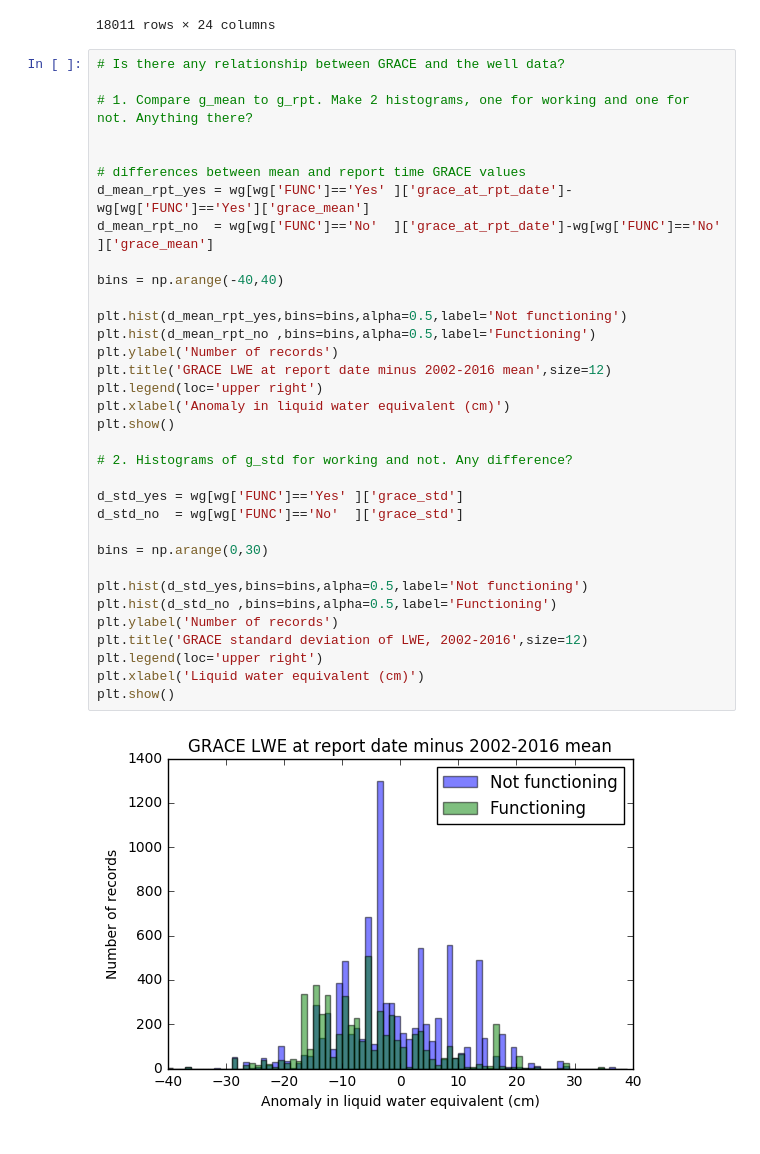
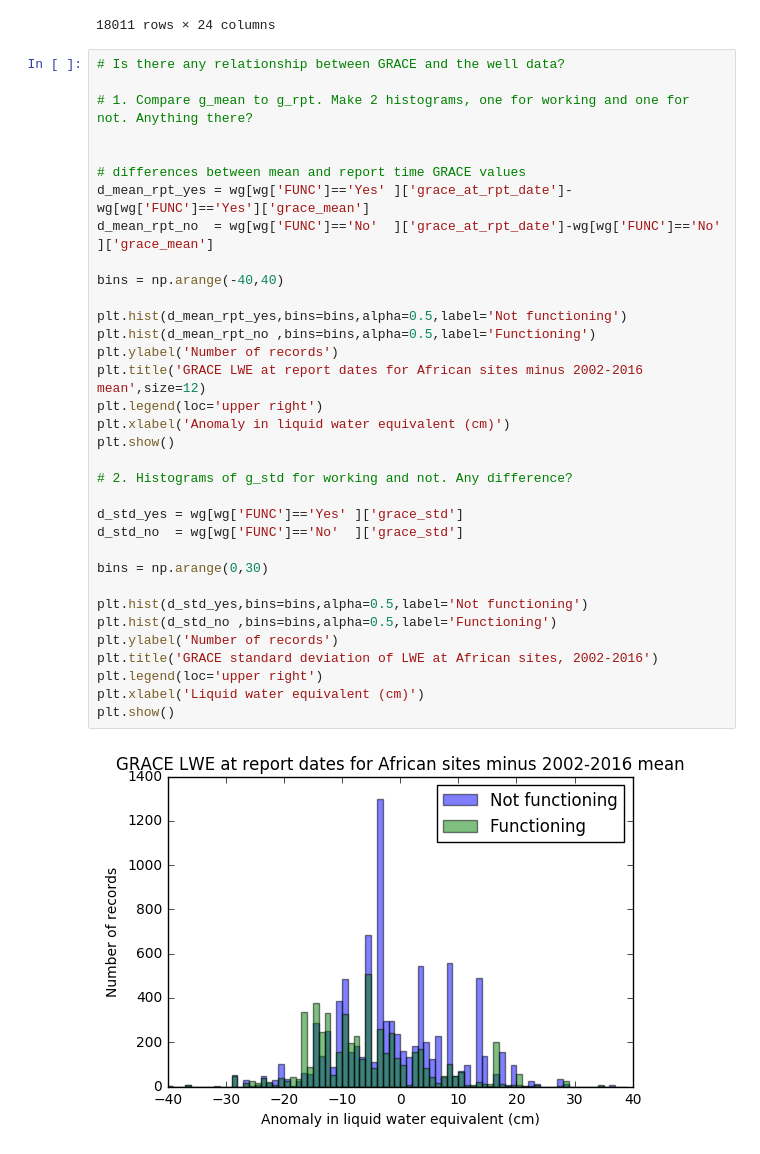
Before and after one commit to amrhein/freshwaterhack, a Jupyter notebook: grace_wells.ipynb, the cells around one changed output. Drawn from its saved outputs; the diff is of its cells as text.

```diff
--- a/grace_wells.ipynb
+++ b/grace_wells.ipynb
@@ -171,33 +171,33 @@ wg
 # 1. Compare g_mean to g_rpt. Make 2 histograms, one for working and one for not. Anything there?
 
 
 # differences between mean and report time GRACE values
 d_mean_rpt_yes = wg[wg['FUNC']=='Yes' ]['grace_at_rpt_date']-wg[wg['FUNC']=='Yes']['grace_mean']
 d_mean_rpt_no  = wg[wg['FUNC']=='No'  ]['grace_at_rpt_date']-wg[wg['FUNC']=='No' ]['grace_mean']
 
 bins = np.arange(-40,40)
 
 plt.hist(d_mean_rpt_yes,bins=bins,alpha=0.5,label='Not functioning')
 plt.hist(d_mean_rpt_no ,bins=bins,alpha=0.5,label='Functioning')
 plt.ylabel('Number of records')
-plt.title('GRACE LWE at report date minus 2002-2016 mean',size=12)
+plt.title('GRACE LWE at report dates for African sites minus 2002-2016 mean',size=12)
 plt.legend(loc='upper right')
 plt.xlabel('Anomaly in liquid water equivalent (cm)')
 plt.show()
 
 # 2. Histograms of g_std for working and not. Any difference?
 
 d_std_yes = wg[wg['FUNC']=='Yes' ]['grace_std']
 d_std_no  = wg[wg['FUNC']=='No'  ]['grace_std']
 
 bins = np.arange(0,30)
 
 plt.hist(d_std_yes,bins=bins,alpha=0.5,label='Not functioning')
 plt.hist(d_std_no ,bins=bins,alpha=0.5,label='Functioning')
 plt.ylabel('Number of records')
-plt.title('GRACE standard deviation of LWE, 2002-2016',size=12)
+plt.title('GRACE standard deviation of LWE at African sites, 2002-2016')
 plt.legend(loc='upper right')
 plt.xlabel('Liquid water equivalent (cm)')
 plt.show()
 # %% [output]
-[figure, old version]
+[figure, new version]
```
Also changed, not shown: parts of 1 cell of this notebook.
